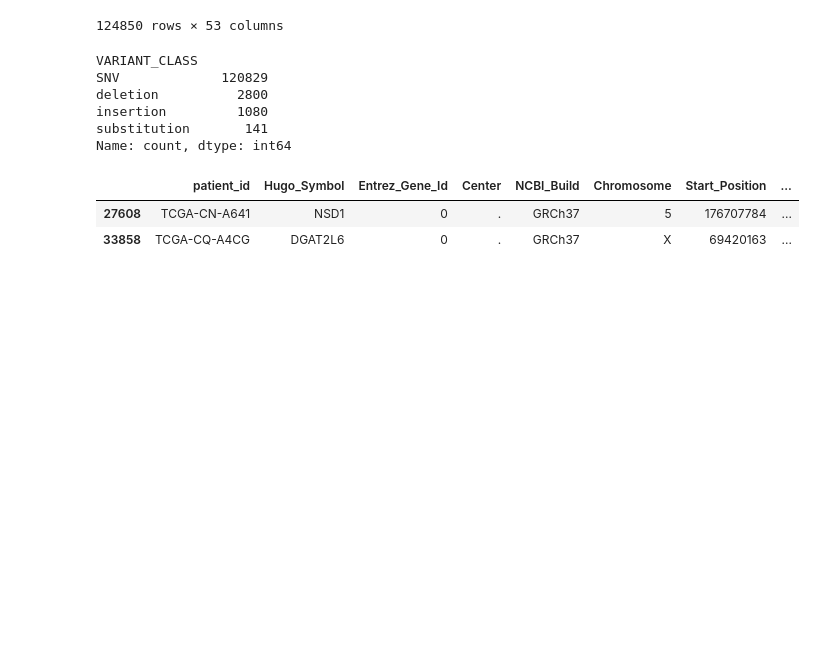
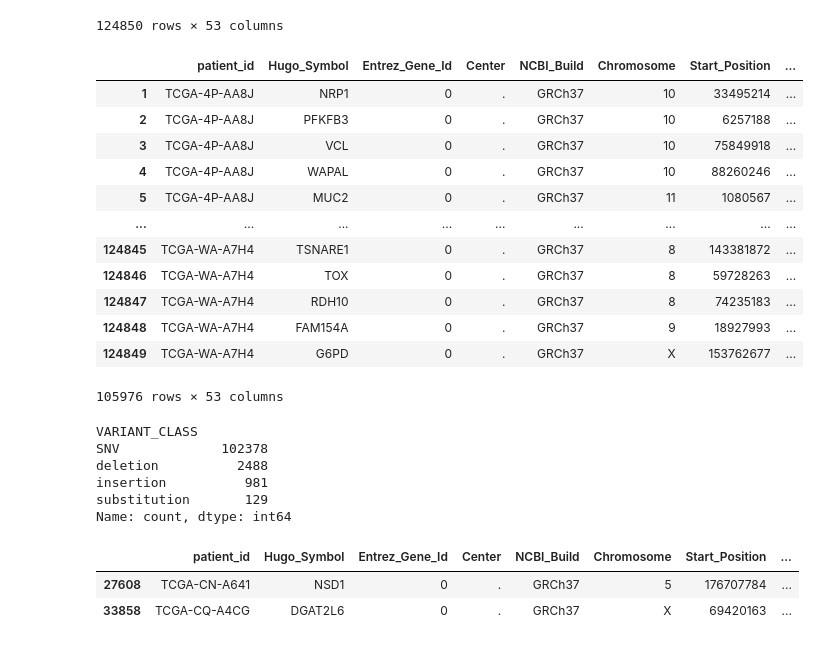
Before and after one commit to Harrison-Q-Ma/BNFO285_Projects, a Jupyter notebook: project_2/Harrison/analysis/analysis.ipynb, the cells around one changed output. Saved outputs shown, nothing was run; the diff lists cells and outputs as text; code cells hidden in the pictures; blank space fills up the shorter version.

```diff
--- a/project_2/Harrison/analysis/analysis.ipynb
+++ b/project_2/Harrison/analysis/analysis.ipynb
@@ -18,14 +18,31 @@ mutations
 | 124848 | TCGA-WA-A7H4 | FAM154A | 0 | . | GRCh37 | 9 | 18927993 | ... |
 | 124849 | TCGA-WA-A7H4 | G6PD | 0 | . | GRCh37 | X | 153762677 | ... |
 124850 rows × 53 columns
+# %%
+mutations = mutations[mutations['FILTER'] == 'PASS']
+mutations
+# %% [output]
+|  | patient_id | Hugo_Symbol | Entrez_Gene_Id | Center | NCBI_Build | Chromosome | Start_Position | ... |
+| 1 | TCGA-4P-AA8J | NRP1 | 0 | . | GRCh37 | 10 | 33495214 | ... |
+| 2 | TCGA-4P-AA8J | PFKFB3 | 0 | . | GRCh37 | 10 | 6257188 | ... |
+| 3 | TCGA-4P-AA8J | VCL | 0 | . | GRCh37 | 10 | 75849918 | ... |
+| 4 | TCGA-4P-AA8J | WAPAL | 0 | . | GRCh37 | 10 | 88260246 | ... |
+| 5 | TCGA-4P-AA8J | MUC2 | 0 | . | GRCh37 | 11 | 1080567 | ... |
+| ... | ... | ... | ... | ... | ... | ... | ... | ... |
+| 124845 | TCGA-WA-A7H4 | TSNARE1 | 0 | . | GRCh37 | 8 | 143381872 | ... |
+| 124846 | TCGA-WA-A7H4 | TOX | 0 | . | GRCh37 | 8 | 59728263 | ... |
+| 124847 | TCGA-WA-A7H4 | RDH10 | 0 | . | GRCh37 | 8 | 74235183 | ... |
+| 124848 | TCGA-WA-A7H4 | FAM154A | 0 | . | GRCh37 | 9 | 18927993 | ... |
+| 124849 | TCGA-WA-A7H4 | G6PD | 0 | . | GRCh37 | X | 153762677 | ... |
+105976 rows × 53 columns
 # %%
 mutations['VARIANT_CLASS'].value_counts()
 # %% [output]
 VARIANT_CLASS
-SNV             120829
-deletion          2800
-insertion         1080
-substitution       141
+SNV             102378
+deletion          2488
+insertion          981
+substitution       129
 Name: count, dtype: int64
 # %%
 # check the row where mutations['NCALLERS'] is max
```
Also changed, not shown: parts of 17 cells of this notebook, 2 other files.
